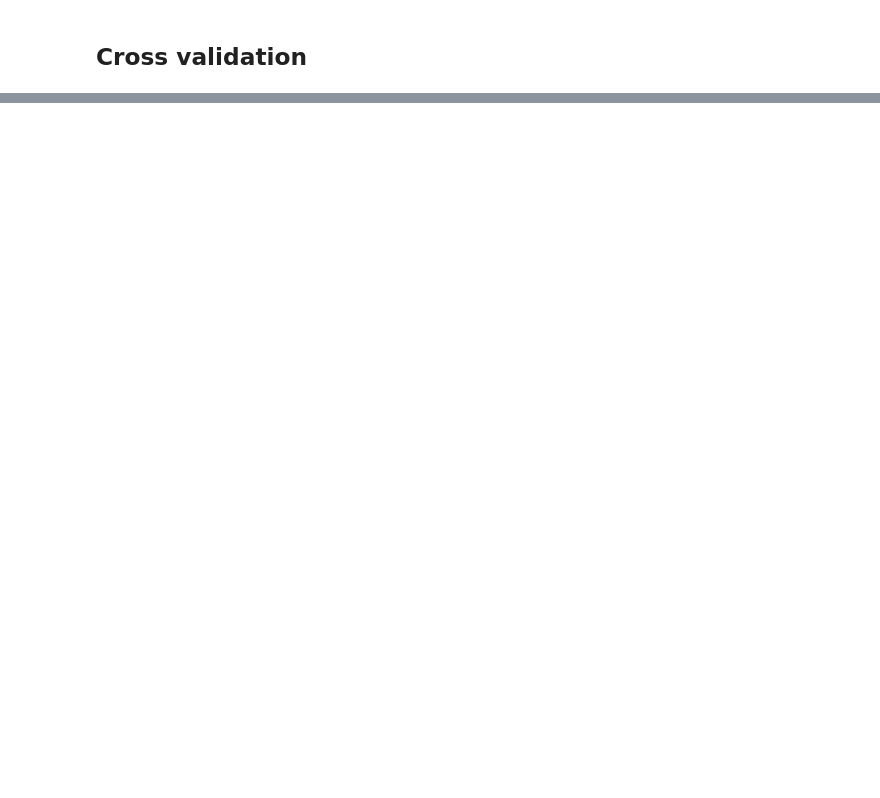
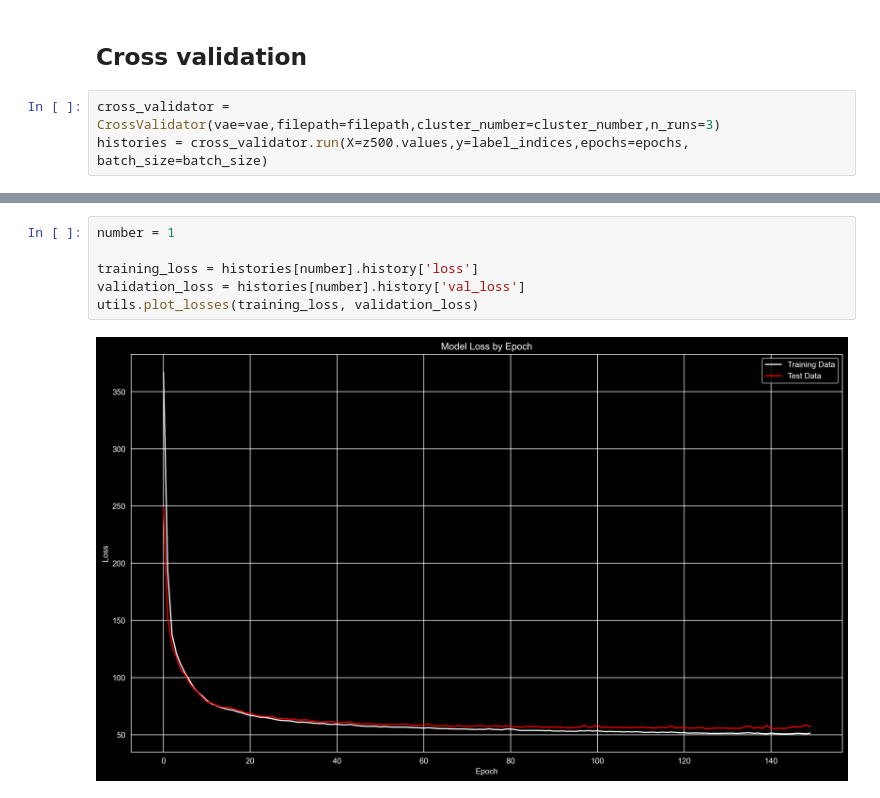
Before and after one commit to EmmaScharfmann/CodeForEarth, a Jupyter notebook: experiments/cmmvae.ipynb, the cells around one changed output, grey strips where cells are left out. Cells and saved outputs as stored; diff of their text form; blank space fills up the shorter version.

Commit message:
fix cross validation

```diff
--- a/experiments/cmmvae.ipynb
+++ b/experiments/cmmvae.ipynb
@@ -101,2 +102,5 @@ utils.plot_losses(training_loss, validation_loss)
 # %% [markdown]
 ## Cross validation
+# %%
+cross_validator = CrossValidator(vae=vae,filepath=filepath,cluster_number=cluster_number,n_runs=3)
+histories = cross_validator.run(X=z500.values,y=label_indices,epochs=epochs, batch_size=batch_size)
@@ -102,0 +127,8 @@ utils.plot_losses(training_loss, validation_loss)
+# %%
+number = 1
+
+training_loss = histories[number].history['loss']
+validation_loss = histories[number].history['val_loss']
+utils.plot_losses(training_loss, validation_loss)
+# %% [output]
+[figure, added]
```
Also changed, not shown: parts of 4 cells of this notebook, 1 other file.
